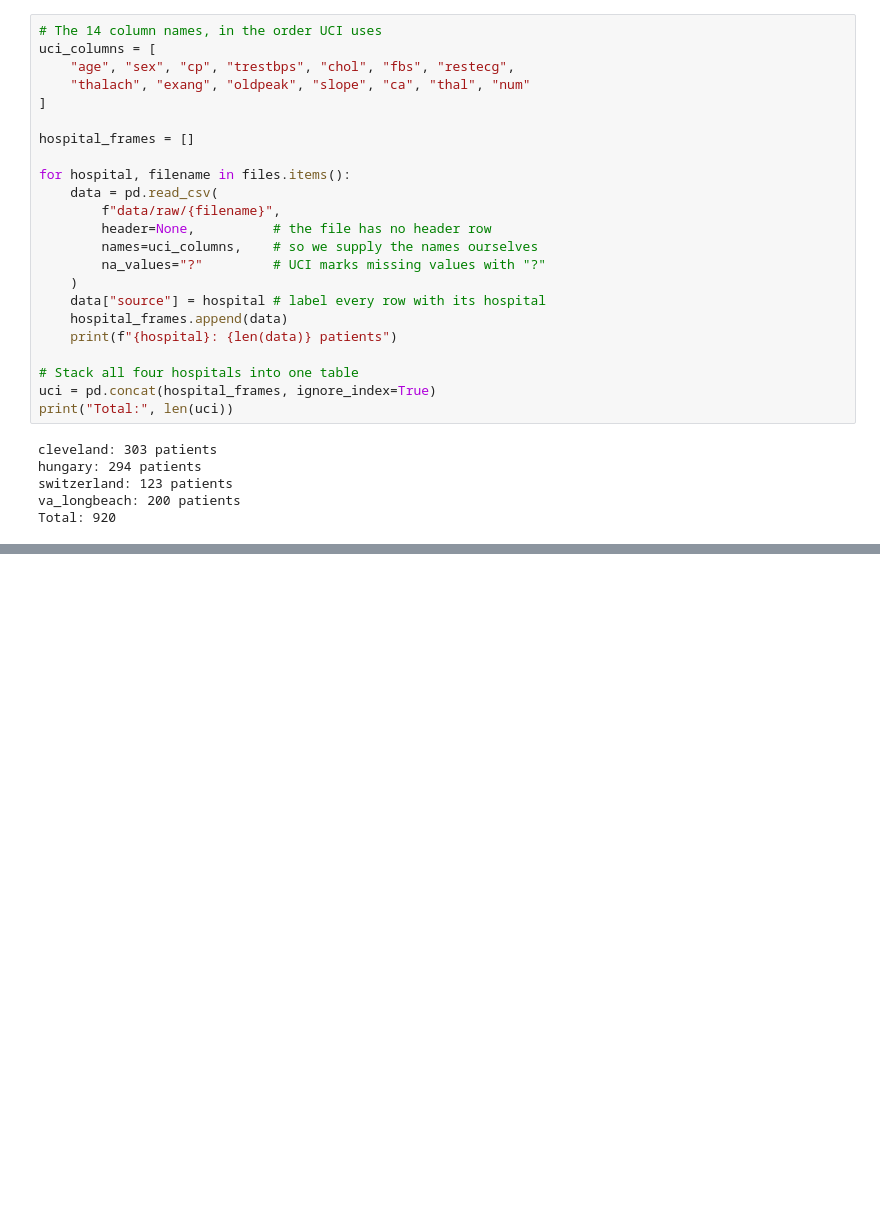
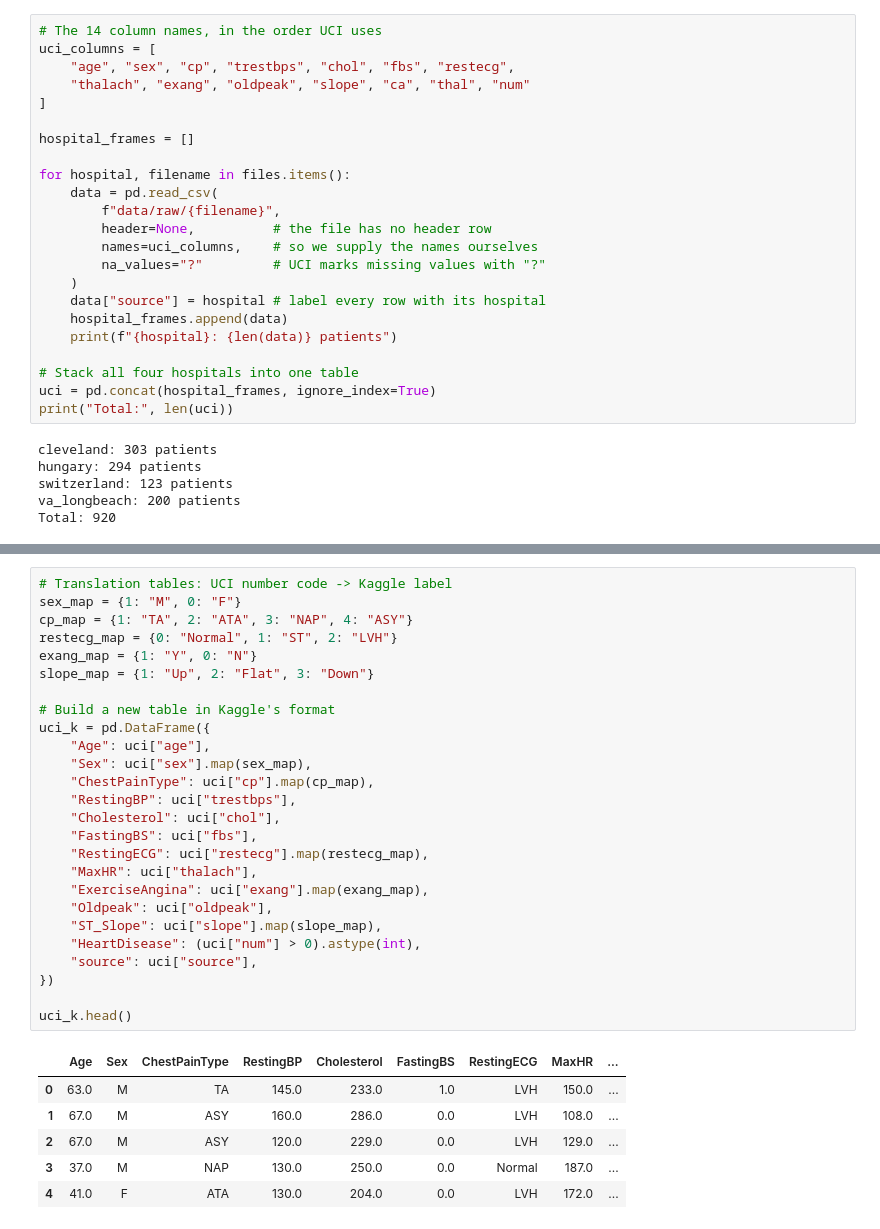
Before and after one commit to Liba-Majeed/cardiovascular-risk-phenotyping, a Jupyter notebook: 01_data_audit.ipynb, the cells around one changed output, grey strips where cells are left out. Saved outputs shown, nothing was run; the diff lists cells and outputs as text; blank space fills up the shorter version.

Commit message:
Reconstruct hospital source column and validate

```diff
--- a/01_data_audit.ipynb
+++ b/01_data_audit.ipynb
@@ -125,0 +143,33 @@ Total: 920
+# %%
+# Translation tables: UCI number code -> Kaggle label
+sex_map = {1: "M", 0: "F"}
+cp_map = {1: "TA", 2: "ATA", 3: "NAP", 4: "ASY"}
+restecg_map = {0: "Normal", 1: "ST", 2: "LVH"}
+exang_map = {1: "Y", 0: "N"}
+slope_map = {1: "Up", 2: "Flat", 3: "Down"}
+
+# Build a new table in Kaggle's format
+uci_k = pd.DataFrame({
+    "Age": uci["age"],
+    "Sex": uci["sex"].map(sex_map),
+    "ChestPainType": uci["cp"].map(cp_map),
+    "RestingBP": uci["trestbps"],
+    "Cholesterol": uci["chol"],
+    "FastingBS": uci["fbs"],
+    "RestingECG": uci["restecg"].map(restecg_map),
+    "MaxHR": uci["thalach"],
+    "ExerciseAngina": uci["exang"].map(exang_map),
+    "Oldpeak": uci["oldpeak"],
+    "ST_Slope": uci["slope"].map(slope_map),
+    "HeartDisease": (uci["num"] > 0).astype(int),
+    "source": uci["source"],
+})
+
+uci_k.head()
+# %% [output]
+|  | Age | Sex | ChestPainType | RestingBP | Cholesterol | FastingBS | RestingECG | MaxHR | ... |
+| 0 | 63.0 | M | TA | 145.0 | 233.0 | 1.0 | LVH | 150.0 | ... |
+| 1 | 67.0 | M | ASY | 160.0 | 286.0 | 0.0 | LVH | 108.0 | ... |
+| 2 | 67.0 | M | ASY | 120.0 | 229.0 | 0.0 | LVH | 129.0 | ... |
+| 3 | 37.0 | M | NAP | 130.0 | 250.0 | 0.0 | Normal | 187.0 | ... |
+| 4 | 41.0 | F | ATA | 130.0 | 204.0 | 0.0 | LVH | 172.0 | ... |
```
Also changed, not shown: parts of 14 cells of this notebook, 1 other file.
